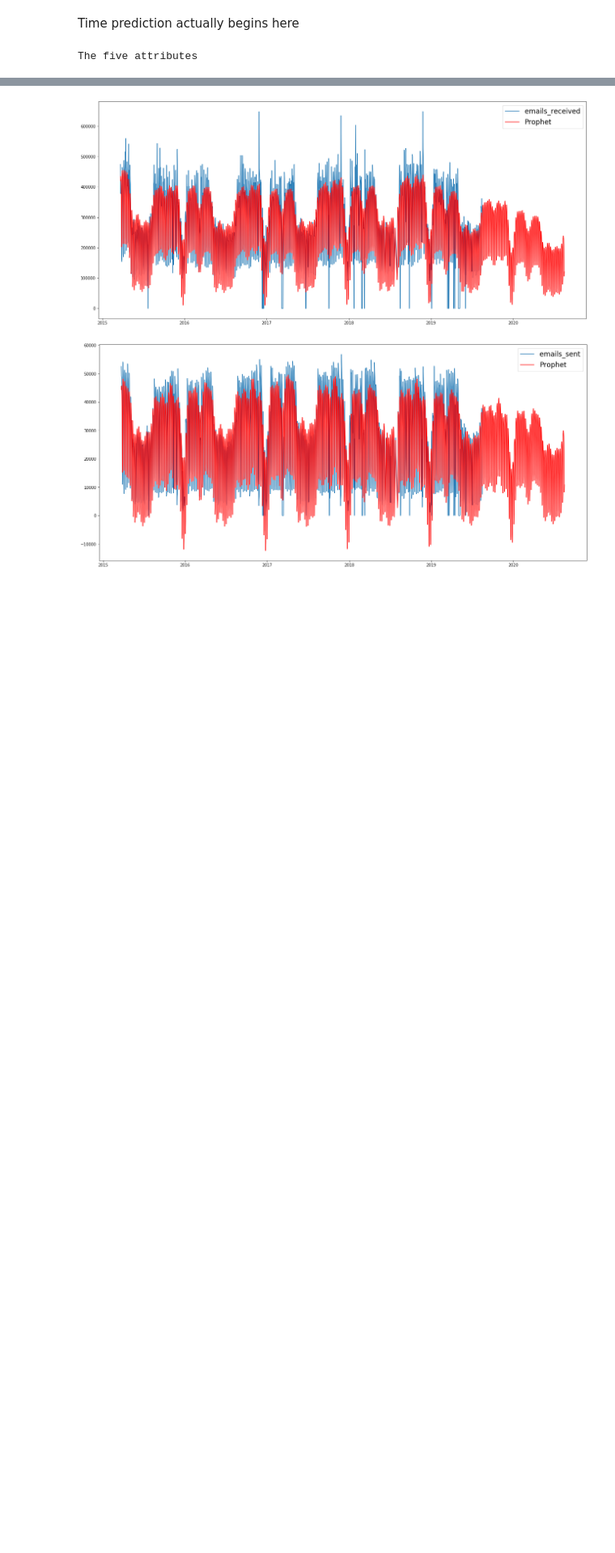
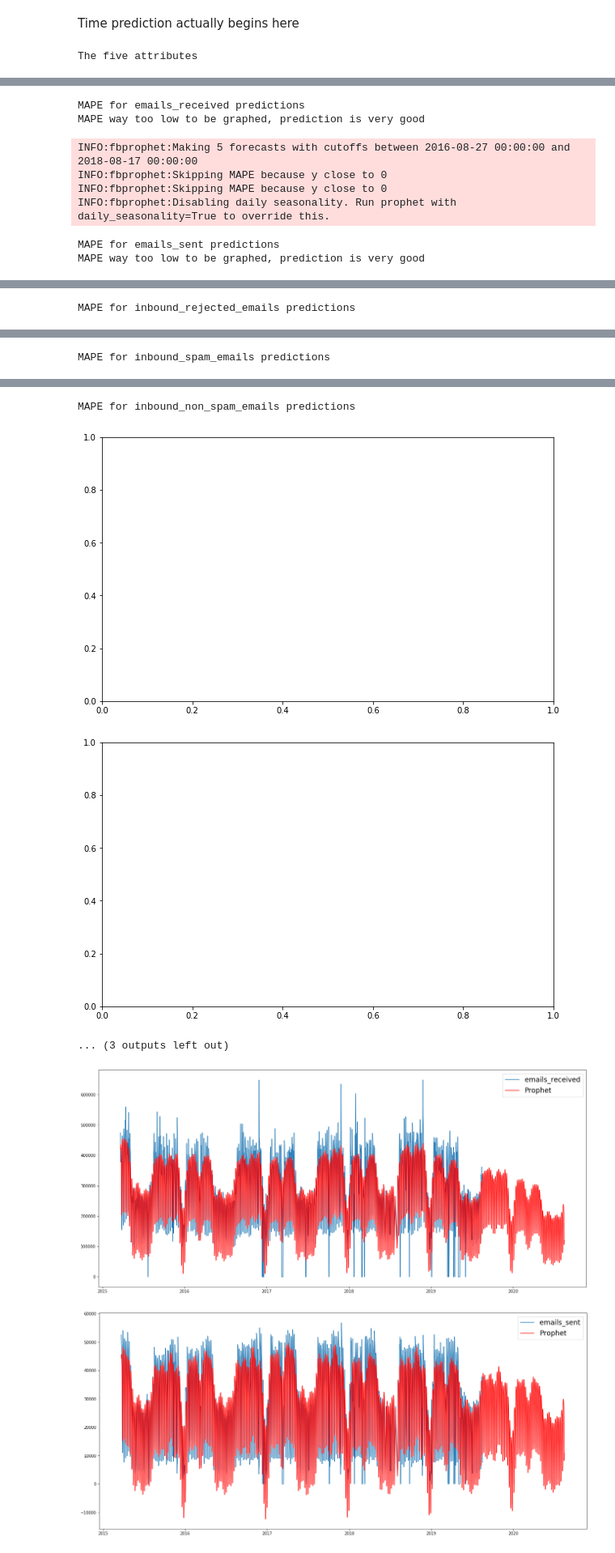
Before and after one commit to UNCG-CSE/G_Suite_Metrics, a Jupyter notebook: src/Henry/Gmail Analysis/Chi-squared, time prediction and linear regression/Testing Prophet with Multiplicity.ipynb, the cells around one changed output, grey strips where cells are left out. Shown at 81% size. Cells and saved outputs as stored; diff of their text form; code cells hidden in the pictures; blank space fills up the shorter version.

```diff
--- a/src/Henry/Gmail Analysis/Chi-squared, time prediction and linear regression/Testing Prophet with Multiplicity.ipynb
+++ b/src/Henry/Gmail Analysis/Chi-squared, time prediction and linear regression/Testing Prophet with Multiplicity.ipynb
@@ -85,6 +87,29 @@ def timeprediction123(df,csvfilename):
     df2 = time_pred[['yhat']]
     p.plot(time_pred)
     return df1,df2,time_pred
+# %%
+def timepredictionMAPE(df,csvfilename):
+    p = Prophet(weekly_seasonality=True, seasonality_mode='multiplicative', changepoint_prior_scale=0.7)
+    #changepoint_prior changes the fit of the prediction
+    df = df.rename(columns={df.columns[0]: "ds", df.columns[1]: "y"})
+
+    df['ds'] = pd.to_datetime(df['ds'], utc=True)
+    df['ds']= df.ds.dt.date
+    df.index.freq = 'D'
+    #get forecast
+
+    p.fit(df)  # df is a pandas.DataFrame with 'y' and 'ds' columns
+    future = p.make_future_dataframe(periods=365)
+    time_pred = p.predict(future)
+    df1 = time_pred[['ds','yhat']]
+    df_cv = cross_validation(p, initial='370 days', period='180 days', horizon = '365 days')
+    try:
+        print("MAPE for " + csvfilename + " predictions")
+        fig = plot_cross_validation_metric(df_cv, metric='mape')
+    except:
+        print("MAPE way too low to be graphed, prediction is very good")
+    df2 = time_pred[['yhat']]
+    return df1,df2,time_pred
 # %% [markdown]
 Function to send all columns in a dataframe to timeprediction123
 # %%
@@ -98,6 +123,17 @@ def send_prediction(df):
         h =h.rename(columns = {h.columns[0]: "time", h.columns[1] : df1.columns[x+1]})
         df_with_all_preds =  df_with_all_preds.merge(h, on = "time")
     return df_with_all_preds
+# %%
+def send_predictionMAPE(df):
+    df_with_all_preds = timepredictionMAPE(df = df[['time', df.columns[1]]], csvfilename = df.columns[1])[0]
+    df_with_all_preds = df_with_all_preds.rename(columns= {df_with_all_preds.columns[0] : "time", df_with_all_preds.columns[1] : five_att.columns[1]})
+    df1= df.drop(columns= [five_att.columns[1]])
+
+    for x in range(len(df1.columns) - 1):
+        h =timepredictionMAPE(df = df1[['time', df1.columns[x+1]]], csvfilename = df1.columns[x+1])[0]
+        h =h.rename(columns = {h.columns[0]: "time", h.columns[1] : df1.columns[x+1]})
+        df_with_all_preds =  df_with_all_preds.merge(h, on = "time")
+    return df_with_all_preds
 # %% [markdown]
 Time prediction actually begins here
 # %%
@@ -194 +230,4 @@ Performance tail for inbound_non_spam_emails_time_prediction.csv
 ... (3 outputs left out)
+# %%
+prediction1 = send_predictionMAPE(five_att)
+# %% [output]
@@ -194,0 +239,8 @@ Performance tail for inbound_non_spam_emails_time_prediction.csv
+MAPE for emails_received predictions
+MAPE way too low to be graphed, prediction is very good
+INFO:fbprophet:Making 5 forecasts with cutoffs between 2016-08-27 00:00:00 and 2018-08-17 00:00:00
+INFO:fbprophet:Skipping MAPE because y close to 0
+INFO:fbprophet:Skipping MAPE because y close to 0
+INFO:fbprophet:Disabling daily seasonality. Run prophet with daily_seasonality=True to override this.
+MAPE for emails_sent predictions
+MAPE way too low to be graphed, prediction is very good
@@ -194,0 +249 @@ Performance tail for inbound_non_spam_emails_time_prediction.csv
+MAPE for inbound_rejected_emails predictions
@@ -194,0 +252 @@ Performance tail for inbound_non_spam_emails_time_prediction.csv
+MAPE for inbound_spam_emails predictions
@@ -195,3 +254,7 @@ Performance tail for inbound_non_spam_emails_time_prediction.csv
+MAPE for inbound_non_spam_emails predictions
+[figure, added]
+[figure, added]
+... (3 outputs left out)
 # %%
 plot(five_att,prediction)
 # %% [output]
```
Also changed, not shown: parts of 6 cells of this notebook.
